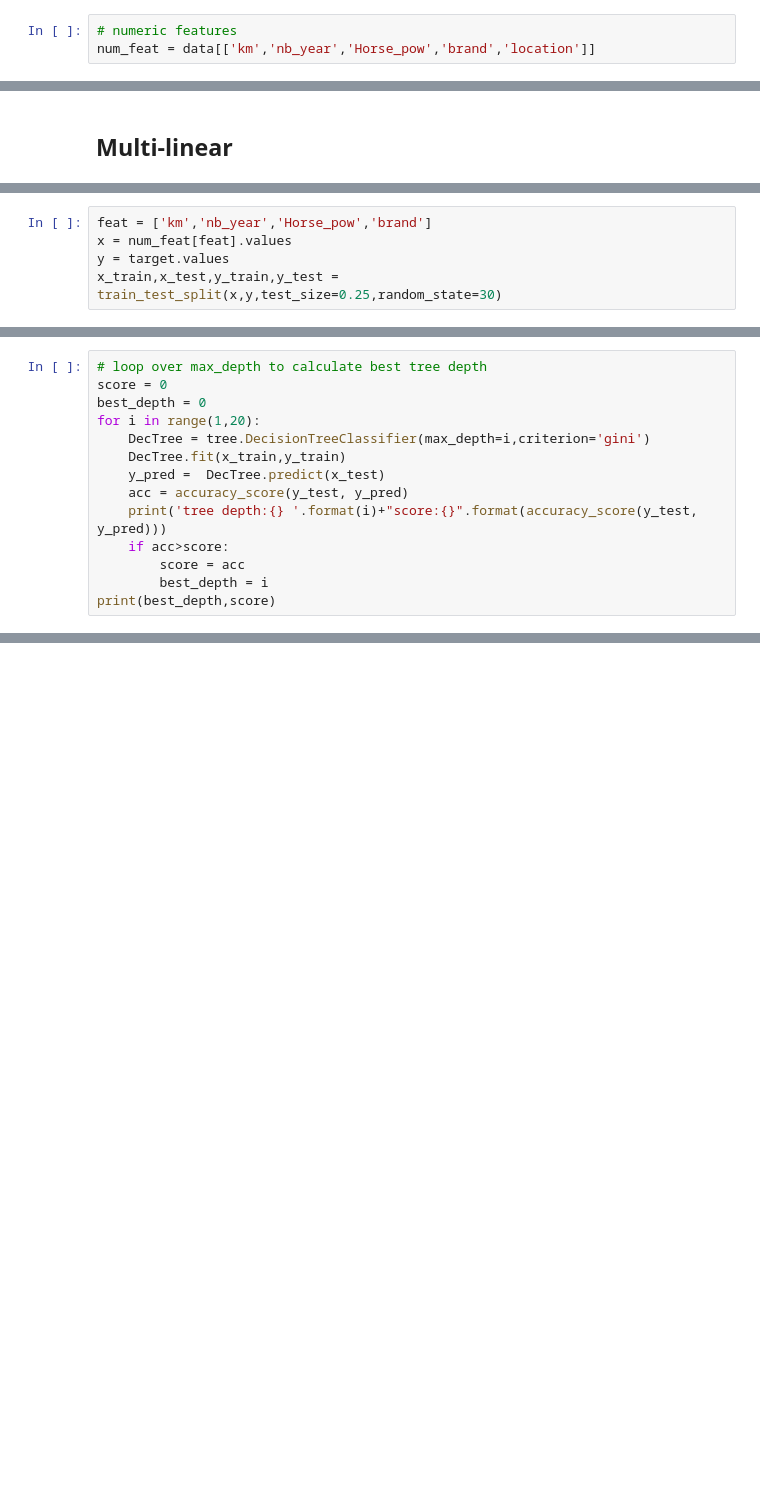
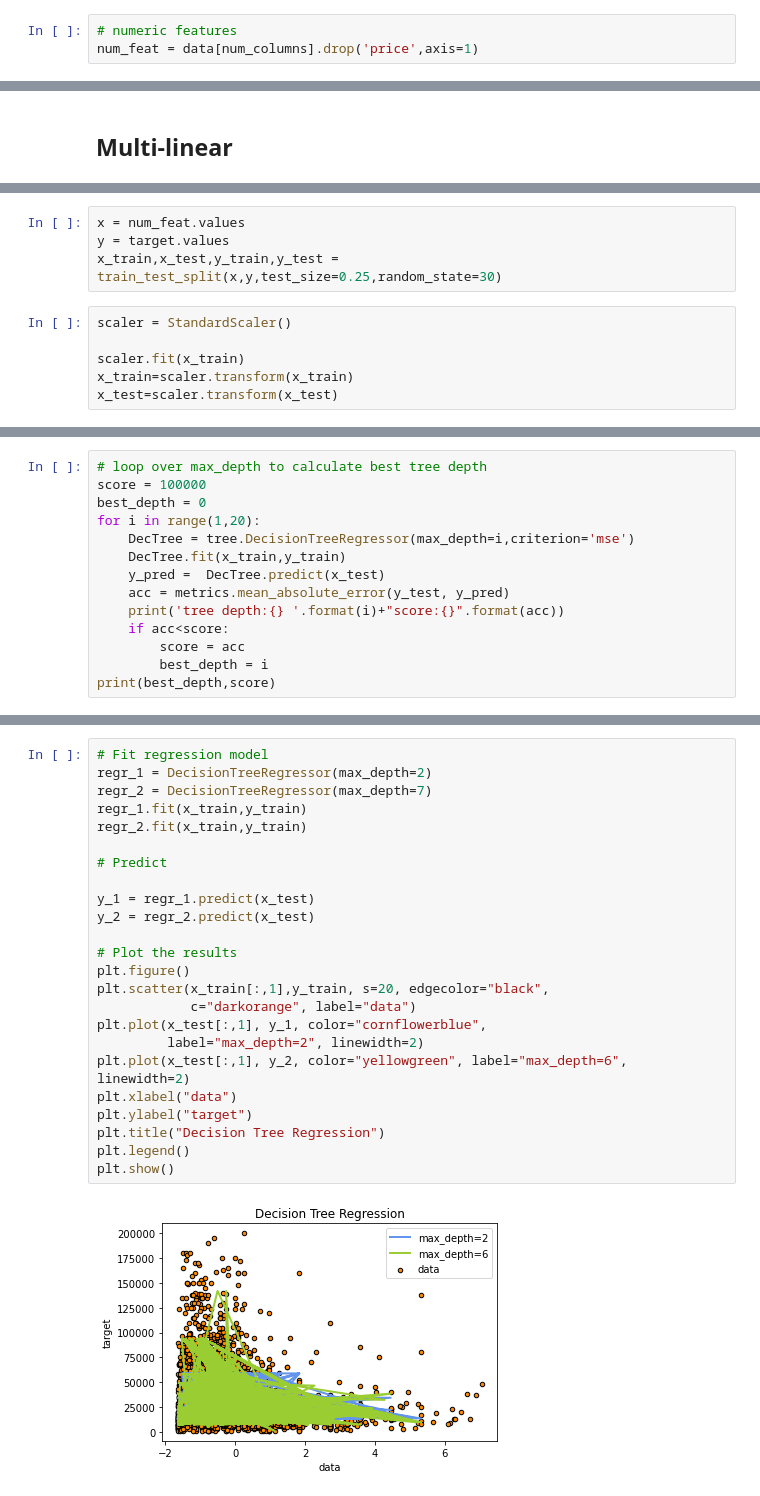
Before and after one commit to Omarbl/GoMyCode, a Jupyter notebook: Projet_Tayara.ipynb, the cells around one changed output, grey strips where cells are left out. Cells and saved outputs as stored; diff of their text form; blank space fills up the shorter version.

```diff
--- a/Projet_Tayara.ipynb
+++ b/Projet_Tayara.ipynb
@@ -527,7 +505,7 @@ Text(0, 0.5, 'count')
 target = data.price
 # %%
 # numeric features
-num_feat = data[['km','nb_year','Horse_pow','brand','location']]
+num_feat = data[num_columns].drop('price',axis=1)
 # %% [markdown]
 # Regression Model
 # %% [markdown]
@@ -633,5 +658,10 @@ RSR-ratio:  0.875002190641289
 # %%
-feat = ['km','nb_year','Horse_pow','brand']
-x = num_feat[feat].values
+x = num_feat.values
 y = target.values
 x_train,x_test,y_train,y_test = train_test_split(x,y,test_size=0.25,random_state=30)
+# %%
+scaler = StandardScaler()
+
+scaler.fit(x_train)
+x_train=scaler.transform(x_train)
+x_test=scaler.transform(x_test)
@@ -638,14 +672,14 @@ x_train,x_test,y_train,y_test = train_test_split(x,y,test_size=0.25,random_state
 # %%
 # loop over max_depth to calculate best tree depth
-score = 0
+score = 100000
 best_depth = 0
 for i in range(1,20):
-    DecTree = tree.DecisionTreeClassifier(max_depth=i,criterion='gini')
+    DecTree = tree.DecisionTreeRegressor(max_depth=i,criterion='mse')
     DecTree.fit(x_train,y_train)
     y_pred =  DecTree.predict(x_test)
-    acc = accuracy_score(y_test, y_pred)
-    print('tree depth:{} '.format(i)+"score:{}".format(accuracy_score(y_test, y_pred)))
-    if acc>score:
+    acc = metrics.mean_absolute_error(y_test, y_pred)
+    print('tree depth:{} '.format(i)+"score:{}".format(acc))
+    if acc<score:
         score = acc
         best_depth = i
 print(best_depth,score)
@@ -673,2 +707,28 @@ tree depth:19 score:0.0284
+# %%
+# Fit regression model
+regr_1 = DecisionTreeRegressor(max_depth=2)
+regr_2 = DecisionTreeRegressor(max_depth=7)
+regr_1.fit(x_train,y_train)
+regr_2.fit(x_train,y_train)
+
+# Predict
+
+y_1 = regr_1.predict(x_test)
+y_2 = regr_2.predict(x_test)
+
+# Plot the results
+plt.figure()
+plt.scatter(x_train[:,1],y_train, s=20, edgecolor="black",
+            c="darkorange", label="data")
+plt.plot(x_test[:,1], y_1, color="cornflowerblue",
+         label="max_depth=2", linewidth=2)
+plt.plot(x_test[:,1], y_2, color="yellowgreen", label="max_depth=6", linewidth=2)
+plt.xlabel("data")
+plt.ylabel("target")
+plt.title("Decision Tree Regression")
+plt.legend()
+plt.show()
+# %% [output]
+[figure, added]
 # %%
 # loop over n_estimators to calculate best one
```
Also changed, not shown: parts of 62 cells of this notebook.
